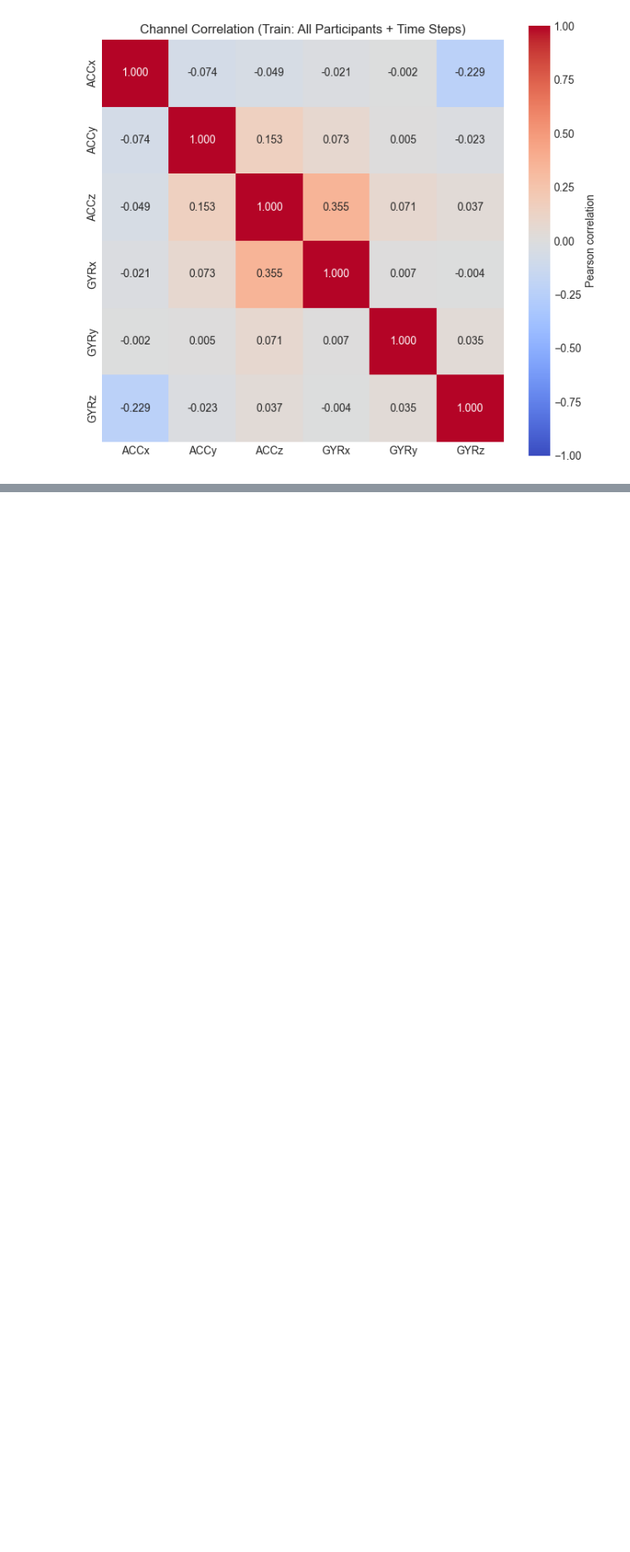
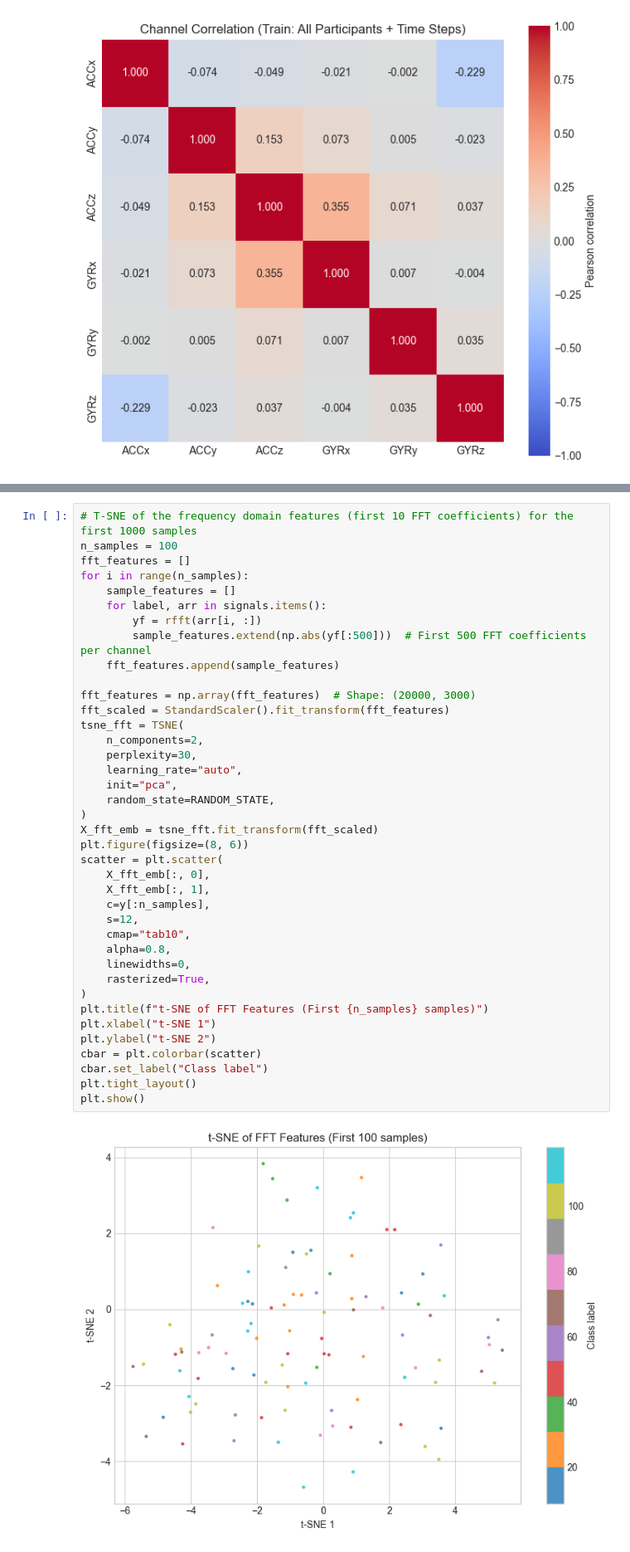
Before and after one commit to ponderingpenguins/applied-machine-learning, a Jupyter notebook: gait_classification/notebooks/prelim_data_look.ipynb, the cells around one changed output, grey strips where cells are left out. Shown at 83% size. Drawn from its saved outputs; the diff is of its cells as text; blank space fills up the shorter version.

```diff
--- a/gait_classification/notebooks/prelim_data_look.ipynb
+++ b/gait_classification/notebooks/prelim_data_look.ipynb
@@ -162,0 +204,41 @@ Channel table shape (flattened): (4237312, 6)
+# %%
+# T-SNE of the frequency domain features (first 10 FFT coefficients) for the first 1000 samples
+n_samples = 100
+fft_features = []
+for i in range(n_samples):
+    sample_features = []
+    for label, arr in signals.items():
+        yf = rfft(arr[i, :])
+        sample_features.extend(np.abs(yf[:500]))  # First 500 FFT coefficients per channel
+    fft_features.append(sample_features)
+
+fft_features = np.array(fft_features)  # Shape: (20000, 3000)
+fft_scaled = StandardScaler().fit_transform(fft_features)
+tsne_fft = TSNE(
+    n_components=2,
+    perplexity=30,
+    learning_rate="auto",
+    init="pca",
+    random_state=RANDOM_STATE,
+)
+X_fft_emb = tsne_fft.fit_transform(fft_scaled)
+plt.figure(figsize=(8, 6))
+scatter = plt.scatter(
+    X_fft_emb[:, 0],
+    X_fft_emb[:, 1],
+    c=y[:n_samples],
+    s=12,
+    cmap="tab10",
+    alpha=0.8,
+    linewidths=0,
+    rasterized=True,
+)
+plt.title(f"t-SNE of FFT Features (First {n_samples} samples)")
+plt.xlabel("t-SNE 1")
+plt.ylabel("t-SNE 2")
+cbar = plt.colorbar(scatter)
+cbar.set_label("Class label")
+plt.tight_layout()
+plt.show()
+# %% [output]
+[figure, added]
```
Also changed, not shown: parts of 8 cells of this notebook, 16 other files.
